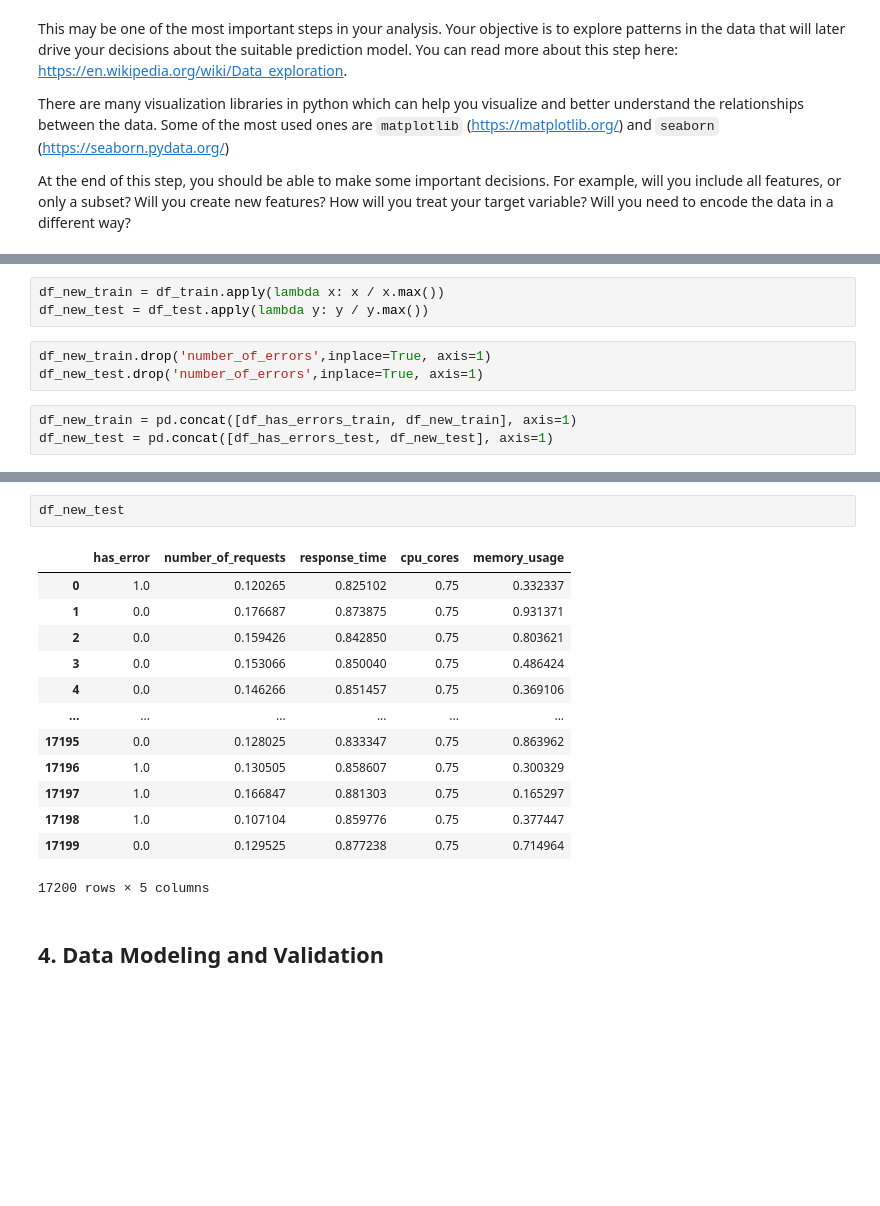
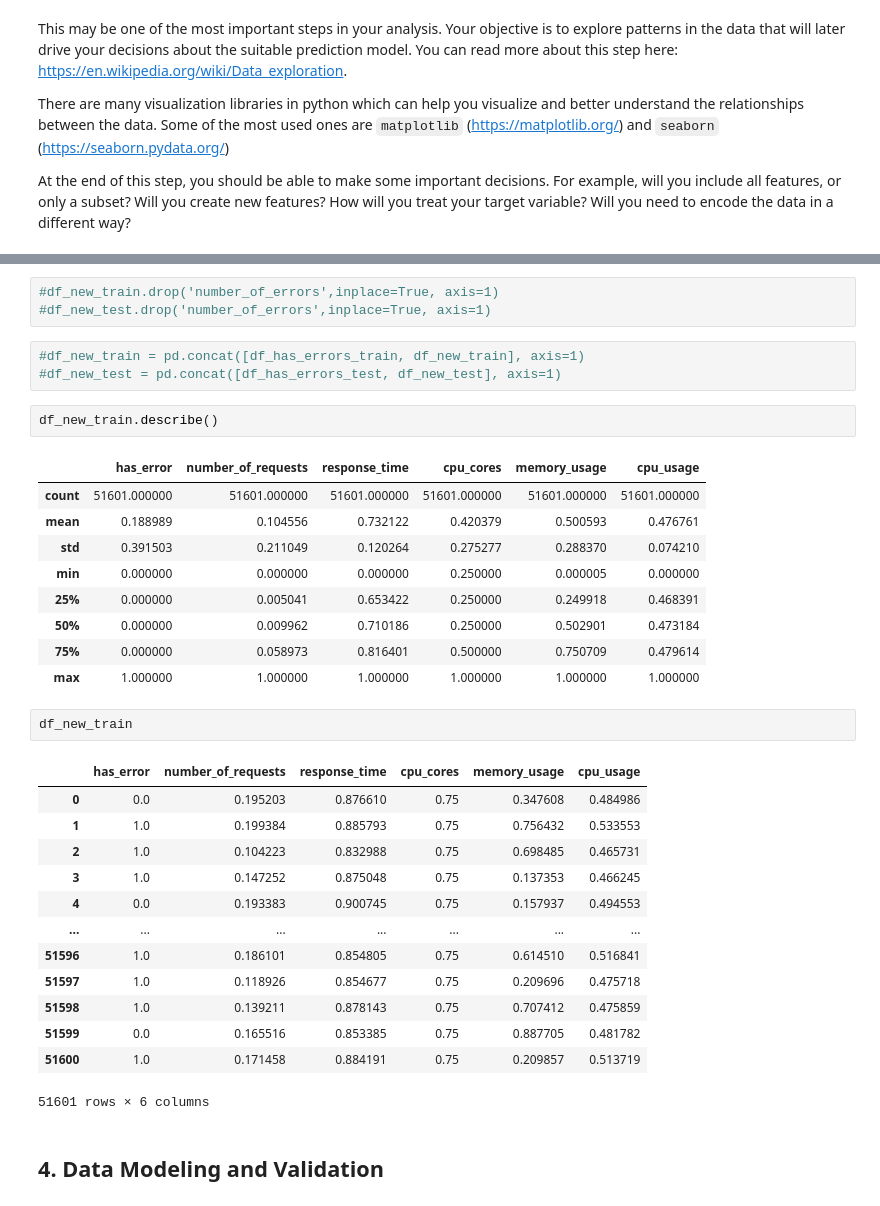
Before and after one commit to natasa-plulikova/interns_day, a Jupyter notebook: Starter_notebook.ipynb, the cells around one changed output, grey strips where cells are left out. Saved outputs shown, nothing was run; the diff lists cells and outputs as text; blank space fills up the shorter version.

```diff
--- a/Starter_notebook.ipynb
+++ b/Starter_notebook.ipynb
@@ -170,9 +173,0 @@ df_has_errors_test = pd.DataFrame(has_errors_test)
-# %%
-df_new_train = df_train.apply(lambda x: x / x.max())
-df_new_test = df_test.apply(lambda y: y / y.max())
-# %%
-df_new_train.drop('number_of_errors',inplace=True, axis=1)
-df_new_test.drop('number_of_errors',inplace=True, axis=1)
-# %%
-df_new_train = pd.concat([df_has_errors_train, df_new_train], axis=1)
-df_new_test = pd.concat([df_has_errors_test, df_new_test], axis=1)
@@ -195,19 +174,37 @@ df_new_train
-# %%
-df_new_test
-# %% [output]
-|  | has_error | number_of_requests | response_time | cpu_cores | memory_usage |
-| 0 | 1.0 | 0.120265 | 0.825102 | 0.75 | 0.332337 |
-| 1 | 0.0 | 0.176687 | 0.873875 | 0.75 | 0.931371 |
-| 2 | 0.0 | 0.159426 | 0.842850 | 0.75 | 0.803621 |
-| 3 | 0.0 | 0.153066 | 0.850040 | 0.75 | 0.486424 |
-| 4 | 0.0 | 0.146266 | 0.851457 | 0.75 | 0.369106 |
-| ... | ... | ... | ... | ... | ... |
-| 17195 | 0.0 | 0.128025 | 0.833347 | 0.75 | 0.863962 |
-| 17196 | 1.0 | 0.130505 | 0.858607 | 0.75 | 0.300329 |
-| 17197 | 1.0 | 0.166847 | 0.881303 | 0.75 | 0.165297 |
-| 17198 | 1.0 | 0.107104 | 0.859776 | 0.75 | 0.377447 |
-| 17199 | 0.0 | 0.129525 | 0.877238 | 0.75 | 0.714964 |
-17200 rows × 5 columns
+# %%
+#df_new_train.drop('number_of_errors',inplace=True, axis=1)
+#df_new_test.drop('number_of_errors',inplace=True, axis=1)
+# %%
+#df_new_train = pd.concat([df_has_errors_train, df_new_train], axis=1)
+#df_new_test = pd.concat([df_has_errors_test, df_new_test], axis=1)
+# %%
+df_new_train.describe()
+# %% [output]
+|  | has_error | number_of_requests | response_time | cpu_cores | memory_usage | cpu_usage |
+| count | 51601.000000 | 51601.000000 | 51601.000000 | 51601.000000 | 51601.000000 | 51601.000000 |
+| mean | 0.188989 | 0.104556 | 0.732122 | 0.420379 | 0.500593 | 0.476761 |
+| std | 0.391503 | 0.211049 | 0.120264 | 0.275277 | 0.288370 | 0.074210 |
+| min | 0.000000 | 0.000000 | 0.000000 | 0.250000 | 0.000005 | 0.000000 |
+| 25% | 0.000000 | 0.005041 | 0.653422 | 0.250000 | 0.249918 | 0.468391 |
+| 50% | 0.000000 | 0.009962 | 0.710186 | 0.250000 | 0.502901 | 0.473184 |
+| 75% | 0.000000 | 0.058973 | 0.816401 | 0.500000 | 0.750709 | 0.479614 |
+| max | 1.000000 | 1.000000 | 1.000000 | 1.000000 | 1.000000 | 1.000000 |
+# %%
+df_new_train
+# %% [output]
+|  | has_error | number_of_requests | response_time | cpu_cores | memory_usage | cpu_usage |
+| 0 | 0.0 | 0.195203 | 0.876610 | 0.75 | 0.347608 | 0.484986 |
+| 1 | 1.0 | 0.199384 | 0.885793 | 0.75 | 0.756432 | 0.533553 |
+| 2 | 1.0 | 0.104223 | 0.832988 | 0.75 | 0.698485 | 0.465731 |
+| 3 | 1.0 | 0.147252 | 0.875048 | 0.75 | 0.137353 | 0.466245 |
+| 4 | 0.0 | 0.193383 | 0.900745 | 0.75 | 0.157937 | 0.494553 |
+| ... | ... | ... | ... | ... | ... | ... |
+| 51596 | 1.0 | 0.186101 | 0.854805 | 0.75 | 0.614510 | 0.516841 |
+| 51597 | 1.0 | 0.118926 | 0.854677 | 0.75 | 0.209696 | 0.475718 |
+| 51598 | 1.0 | 0.139211 | 0.878143 | 0.75 | 0.707412 | 0.475859 |
+| 51599 | 0.0 | 0.165516 | 0.853385 | 0.75 | 0.887705 | 0.481782 |
+| 51600 | 1.0 | 0.171458 | 0.884191 | 0.75 | 0.209857 | 0.513719 |
+51601 rows × 6 columns
 # %% [markdown]
 ## 4. Data Modeling and Validation
 # %% [markdown]
```
Also changed, not shown: parts of 27 cells of this notebook, 1 other file.
